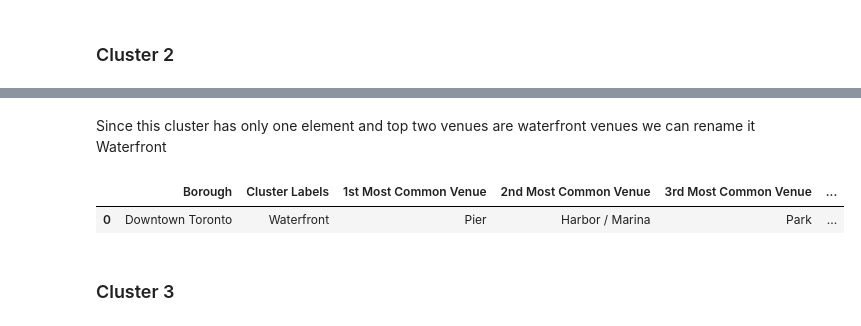
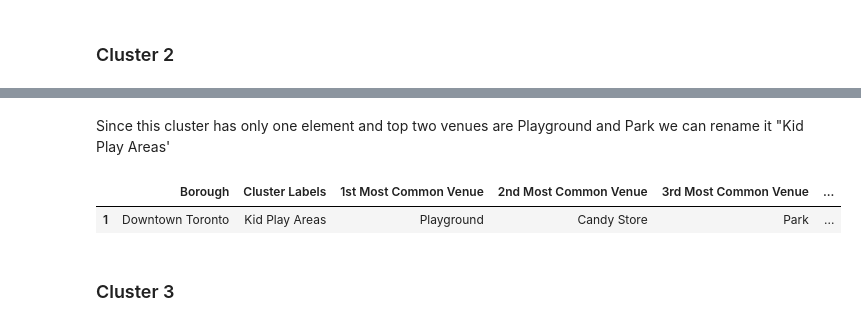
Before and after one commit to MAP2008/GitHub-Example, a Jupyter notebook: Exploring_Toronto_Neighborhoods.ipynb, the cells around one changed output, grey strips where cells are left out. Cells and saved outputs as stored; diff of their text form; code cells hidden in the pictures.

```diff
--- a/Exploring_Toronto_Neighborhoods.ipynb
+++ b/Exploring_Toronto_Neighborhoods.ipynb
@@ -740,11 +744,11 @@ down_tor_merged.loc[down_tor_merged['Cluster Labels'] == 1, down_tor_merged.colu
 # %% [markdown]
-Since this cluster has only one element and top two venues are waterfront venues we can rename it Waterfront
+Since this cluster has only one element and top two venues are Playground and Park we can rename it "Kid Play Areas'
 # %%
-down_tor_merged.loc[(down_tor_merged['Cluster Labels']) == 1,'Cluster Labels']= 'Waterfront'
-down_tor_merged.loc[down_tor_merged['Cluster Labels'] == 'Waterfront', down_tor_merged.columns[[1] + list(range(5, down_tor_merged.shape[1]))]]
+down_tor_merged.loc[(down_tor_merged['Cluster Labels']) == 1,'Cluster Labels']= 'Kid Play Areas'
+down_tor_merged.loc[down_tor_merged['Cluster Labels'] == 'Kid Play Areas', down_tor_merged.columns[[1] + list(range(5, down_tor_merged.shape[1]))]]
 # %% [output]
 |  | Borough | Cluster Labels | 1st Most Common Venue | 2nd Most Common Venue | 3rd Most Common Venue | ... |
-| 0 | Downtown Toronto | Waterfront | Pier | Harbor / Marina | Park | ... |
+| 1 | Downtown Toronto | Kid Play Areas | Playground | Candy Store | Park | ... |
 # %% [markdown]
 ### Cluster 3
 # %%
```
Also changed, not shown: parts of 35 cells of this notebook.
